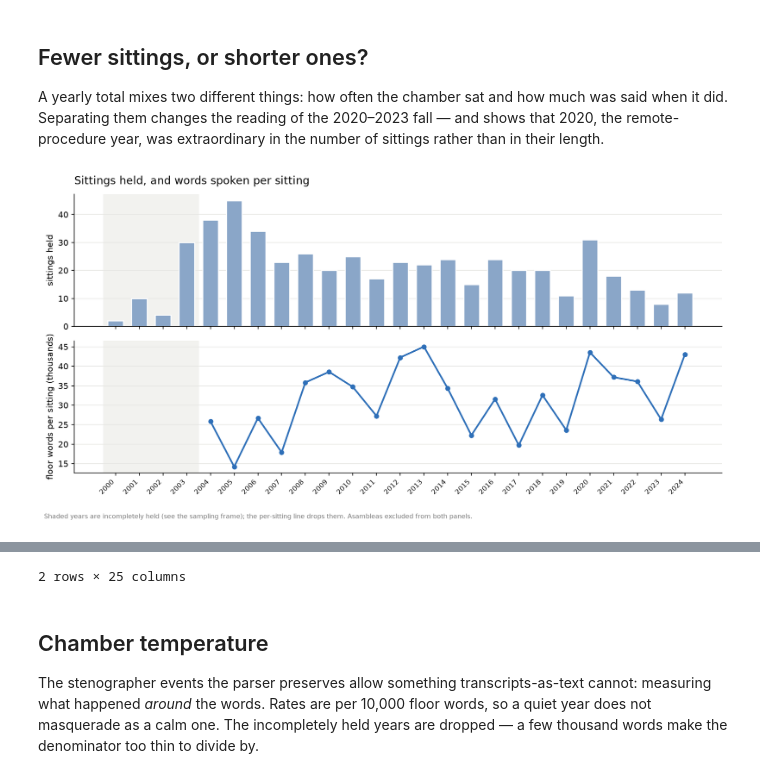
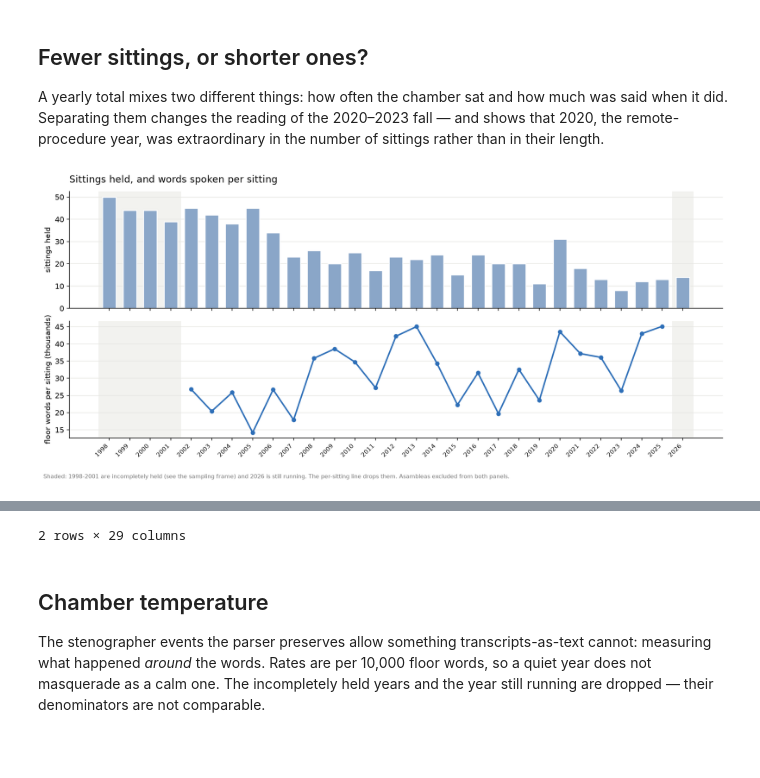
Before and after one commit to jpripamonti/ar_congress, a Jupyter notebook: notebooks/analysis.ipynb, the cells around one changed output, grey strips where cells are left out. Drawn from its saved outputs; the diff is of its cells as text; code cells hidden in the pictures; blank space fills up the shorter version.

```diff
--- a/notebooks/analysis.ipynb
+++ b/notebooks/analysis.ipynb
@@ -129,11 +161,15 @@ COLORS = {"Peronist / Justicialist": "#2E6FB8", "Radical / Cambiemos / JxC": "#C
 by_year = (floor.groupby(["year", "family"]).words.sum().unstack(fill_value=0)
            .reindex(columns=ORDER, fill_value=0) / 1e6)
 
-fig, ax = plt.subplots(figsize=(11.5, 5.0), dpi=150)
-ax.axvspan(min(PARTIAL_YEARS) - 0.5, max(PARTIAL_YEARS) + 0.5, color="#f2f2ef", zorder=0)
-ax.text(min(PARTIAL_YEARS) - 0.30, by_year.sum(axis=1).max() * 0.62,
-        "most files for these\nyears are no longer served",
-        fontsize=7.5, color="#999999", va="top")
+fig, ax = plt.subplots(figsize=(13.0, 5.0), dpi=150)
+shade_thin(ax)
+tallest = by_year.sum(axis=1).max()
+ax.set_ylim(0, tallest * 1.30)
+ax.text(sum(PARTIAL_YEARS) / len(PARTIAL_YEARS) - 0.5, tallest * 1.27,
+        "some files for these years\nare no longer served",
+        fontsize=7.5, color="#999999", ha="center", va="top")
+ax.text(YEAR_IN_PROGRESS, tallest * 1.27, "year still\nrunning",
+        fontsize=7.5, color="#999999", ha="center", va="top")
 
 bottom = pd.Series(0.0, index=by_year.index)
 for col in ORDER:
@@ -146,8 +182,8 @@ for col in ORDER:
                     color="white", fontsize=7, fontweight="bold", zorder=3)
     bottom += seg
 
-ax.set_title("Senate floor speech by party family, 2000–2024",
-             fontsize=13, loc="left", pad=14)
+ax.set_title("Senate floor speech by party family, 1998–2026",
+             fontsize=13, loc="left", pad=34)
 ax.set_ylabel("floor words spoken by senators (millions)")
 ax.set_xticks(list(by_year.index))
 ax.set_xticklabels(by_year.index, rotation=45, ha="right", fontsize=8)
@@ -156,7 +192,10 @@ ax.grid(axis="y", color="#e6e6e3", linewidth=0.8)
 ax.set_axisbelow(True)
 for side in ("top", "right"):
     ax.spines[side].set_visible(False)
-ax.legend(frameon=False, fontsize=8.5, loc="upper left", ncol=2)
+# the legend runs along the top rather than inside the axes, which at 29 bars
+# leaves no free corner
+ax.legend(frameon=False, fontsize=8.5, ncol=4, loc="lower left",
+          bbox_to_anchor=(0, 1.005), borderaxespad=0)
 fig.text(0.01, -0.06,
          "Floor speech = senators speaking from the floor (chairs/officers excluded as procedural; Asambleas excluded). "
          "Groups = electoral-alliance families, not caucuses: radicals elected on Cambiemos/JxC tickets are counted there.",
@@ -339,36 +364,37 @@ extraordinary in the number of sittings rather than in their length.
 # %%
 sessions_held = (corpus[corpus.session_type != "ASAMBLEA"]
                  .groupby("year").session_id.nunique())
 words_year = floor.groupby("year").words.sum()
 per_session = (words_year / sessions_held).dropna()
 
-fig, (ax1, ax2) = plt.subplots(2, 1, figsize=(11.5, 5.6), dpi=150, sharex=True)
-full = [y for y in per_session.index if y not in PARTIAL_YEARS]
+fig, (ax1, ax2) = plt.subplots(2, 1, figsize=(13.0, 5.6), dpi=150, sharex=True)
+full = [y for y in per_session.index if y not in THIN]
 
 ax1.bar(sessions_held.index, sessions_held.values, width=0.66, color="#8AA6C8",
-        edgecolor="white", linewidth=1.2)
+        edgecolor="white", linewidth=1.2, zorder=2)
 ax1.set_ylabel("sittings held")
 ax1.set_title("Sittings held, and words spoken per sitting", fontsize=13, loc="left", pad=12)
 
 ax2.plot(full, per_session.reindex(full).values / 1000, marker="o", markersize=5,
-         linewidth=2, color="#2E6FB8")
+         linewidth=2, color="#2E6FB8", zorder=2)
 ax2.set_ylabel("floor words per sitting (thousands)")
 ax2.set_xticks(list(sessions_held.index))
 ax2.set_xticklabels(sessions_held.index, rotation=45, ha="right", fontsize=8)
 
 for ax in (ax1, ax2):
-    ax.axvspan(min(PARTIAL_YEARS) - 0.5, max(PARTIAL_YEARS) + 0.5, color="#f2f2ef", zorder=0)
+    shade_thin(ax)
     ax.grid(axis="y", color="#e6e6e3", linewidth=0.8)
     ax.set_axisbelow(True)
     for side in ("top", "right"):
         ax.spines[side].set_visible(False)
 fig.text(0.01, -0.04,
-         "Shaded years are incompletely held (see the sampling frame); the per-sitting line drops them. Asambleas excluded from both panels.",
+         "Shaded: 1998-2001 are incompletely held (see the sampling frame) and 2026 is still running. "
+         "The per-sitting line drops them. Asambleas excluded from both panels.",
          fontsize=7.5, color="#777777")
 fig.tight_layout()
 fig.savefig(ROOT / "figures" / "sittings_and_length.png", bbox_inches="tight")
 plt.show()
 
 pd.DataFrame({"sittings": sessions_held, "words per sitting": per_session.round(0)}).T
 # %% [output]
-[figure, old version]
+[figure, new version]
@@ -378,12 +404,12 @@ pd.DataFrame({"sittings": sessions_held, "words per sitting": per_session.round(
-2 rows × 25 columns
+2 rows × 29 columns
 # %% [markdown]
 ## Chamber temperature
 
 The stenographer events the parser preserves allow something
 transcripts-as-text cannot: measuring what happened *around* the words.
 Rates are per 10,000 floor words, so a quiet year does not masquerade as a
-calm one. The incompletely held years are dropped — a few thousand words
-make the denominator too thin to divide by.
+calm one. The incompletely held years and the year still running are
+dropped — their denominators are not comparable.
 # %%
 events = corpus[(corpus.type == "event") & (corpus.session_type != "ASAMBLEA")]
 fw = floor.groupby("year").words.sum()
```
Also changed, not shown: parts of 12 cells of this notebook, 6 other files.
